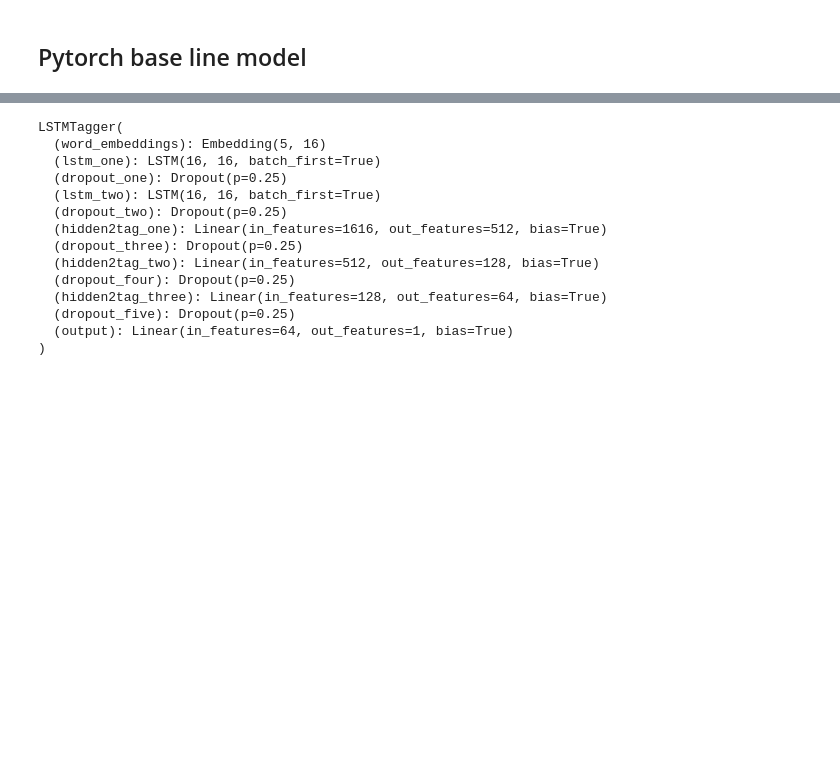
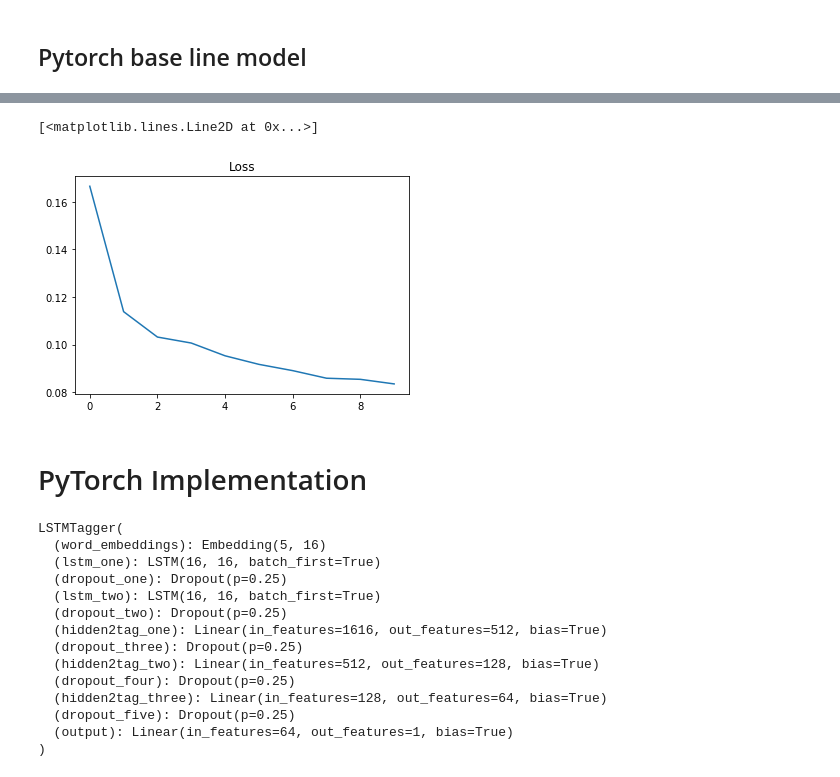
Before and after one commit to ruhulsbu/Attention4DNASeqRepresentation, a Jupyter notebook: notebook/pytorch/LSTM_deep_annotator_bootstrap.ipynb, the cells around one changed output, grey strips where cells are left out. Cells and saved outputs as stored; diff of their text form; code cells hidden in the pictures; blank space fills up the shorter version.

```diff
--- a/notebook/pytorch/LSTM_deep_annotator_bootstrap.ipynb
+++ b/notebook/pytorch/LSTM_deep_annotator_bootstrap.ipynb
@@ -67,3 +411,13 @@ X.shape, Y.shape
+# %%
+plt.title("Loss")
+plt.plot(losses)
+#plt.title("Accuracies")
+#plt.plot(accuracies)
+# %% [output]
+[<matplotlib.lines.Line2D at 0x...>]
+[figure, added]
+# %% [markdown]
+# PyTorch Implementation
 # %%
 class LSTMTagger(nn.Module):
 
```
Also changed, not shown: parts of 20 cells of this notebook, 3 other files.
